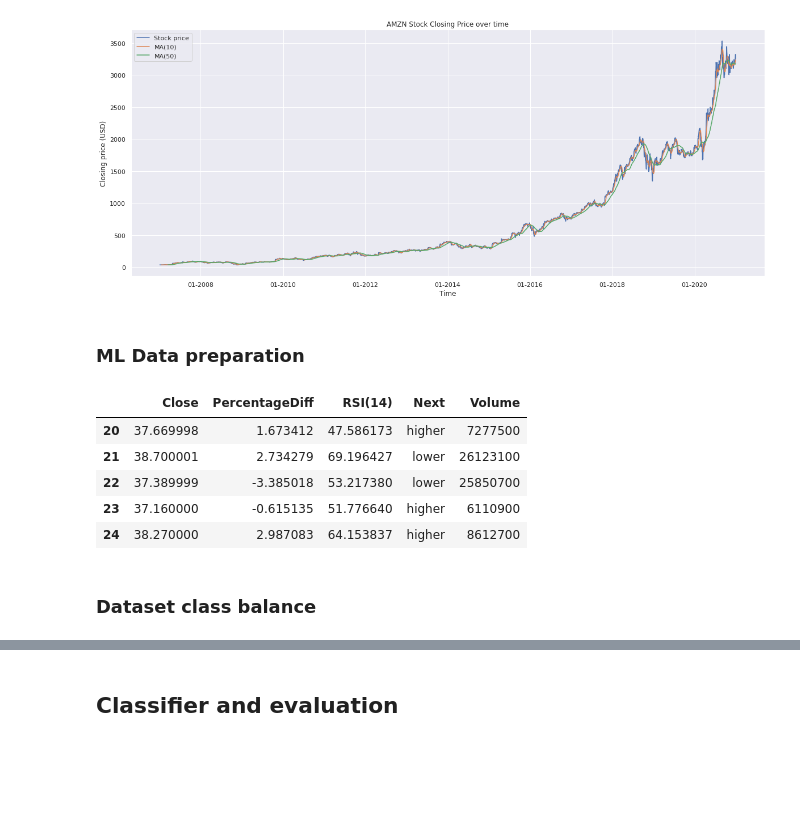
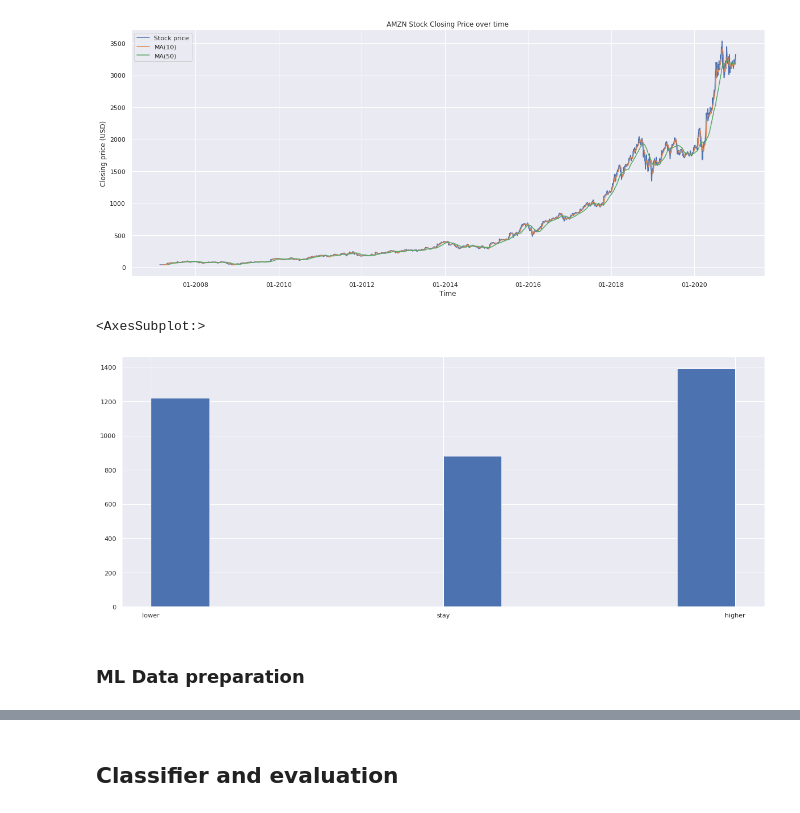
Before and after one commit to Naralas/StonksMarketPrediction, a Jupyter notebook: notebooks/StockPriceTendencyPrediction.ipynb, the cells around one changed output, grey strips where cells are left out. Saved outputs shown, nothing was run; the diff lists cells and outputs as text; code cells hidden in the pictures; blank space fills up the shorter version.

```diff
--- a/notebooks/StockPriceTendencyPrediction.ipynb
+++ b/notebooks/StockPriceTendencyPrediction.ipynb
@@ -44,23 +44,10 @@ from helpers.plots_helper import plot_prices
 ax = plot_prices(data_wrapper['Date'], data_wrapper[price_column], quotation_name=quotation, ma_values=[10,50])
 # %% [output]
 [figure]
+# %%
+data_wrapper['Next'].hist()
+# %% [output]
+<AxesSubplot:>
+[figure, added]
 # %% [markdown]
 ### ML Data preparation
-# %%
-data_columns = ['Close', 'PercentageDiff', f"RSI({N})", 'Next', 'Volume']
-
-dataset = df.copy()
-
-dataset = df.loc[:, data_columns]
-#df = df.drop(columns=['Tendency', 'Date', 'Difference'])
-
-dataset.head()
-# %% [output]
-|  | Close | PercentageDiff | RSI(14) | Next | Volume |
-| 20 | 37.669998 | 1.673412 | 47.586173 | higher | 7277500 |
-| 21 | 38.700001 | 2.734279 | 69.196427 | lower | 26123100 |
-| 22 | 37.389999 | -3.385018 | 53.217380 | lower | 25850700 |
-| 23 | 37.160000 | -0.615135 | 51.776640 | higher | 6110900 |
-| 24 | 38.270000 | 2.987083 | 64.153837 | higher | 8612700 |
-# %% [markdown]
-### Dataset class balance
```
Also changed, not shown: parts of 10 cells of this notebook, 16 other files.
